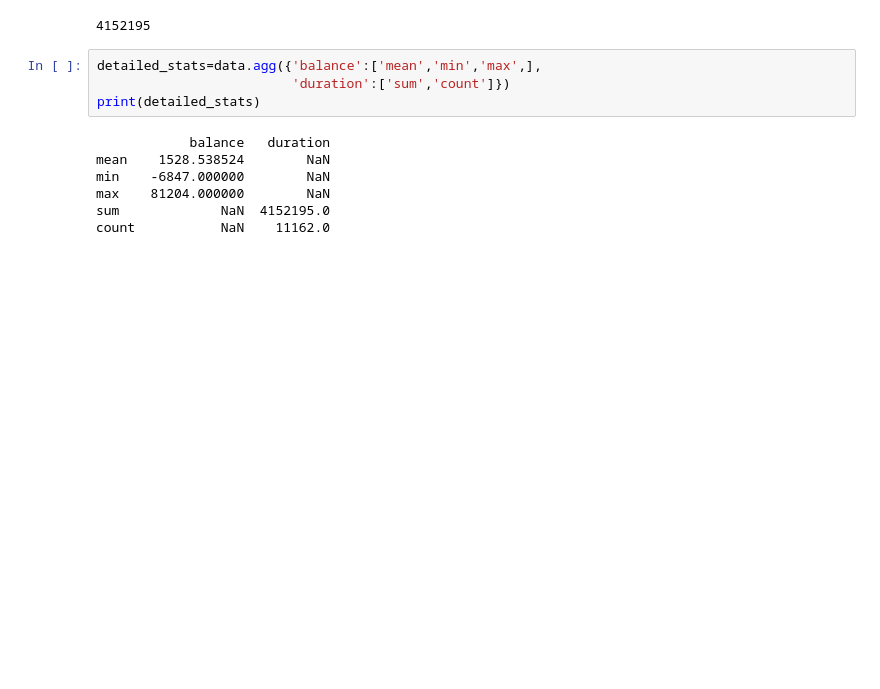
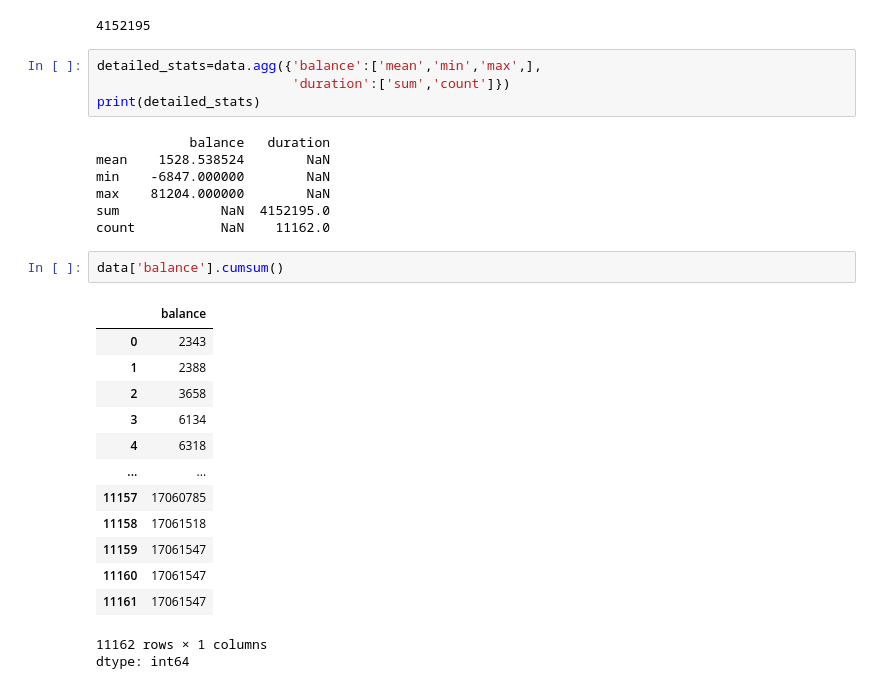
Before and after one commit to parmithareddy/PARMITHA-REDDY---EDA-PROJECT-, a Jupyter notebook: PARMITHA_REDDY_EDA_PROJECT_.ipynb, the cells around one changed output. Drawn from its saved outputs; the diff is of its cells as text; blank space fills up the shorter version.

```diff
--- a/PARMITHA_REDDY_EDA_PROJECT_.ipynb
+++ b/PARMITHA_REDDY_EDA_PROJECT_.ipynb
@@ -114,3 +114,20 @@ min    -6847.000000        NaN
 max    81204.000000        NaN
 sum             NaN  4152195.0
 count           NaN    11162.0
+# %%
+data['balance'].cumsum()
+# %% [output]
+|  | balance |
+| 0 | 2343 |
+| 1 | 2388 |
+| 2 | 3658 |
+| 3 | 6134 |
+| 4 | 6318 |
+| ... | ... |
+| 11157 | 17060785 |
+| 11158 | 17061518 |
+| 11159 | 17061547 |
+| 11160 | 17061547 |
+| 11161 | 17061547 |
+11162 rows × 1 columns
+dtype: int64
```
